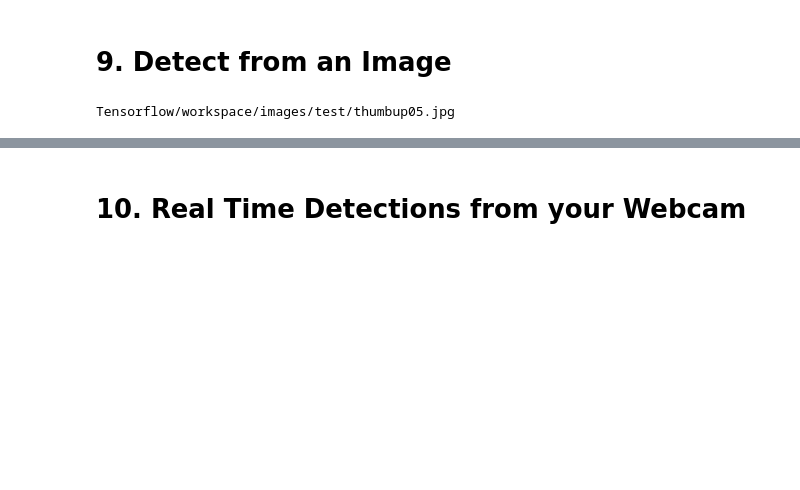
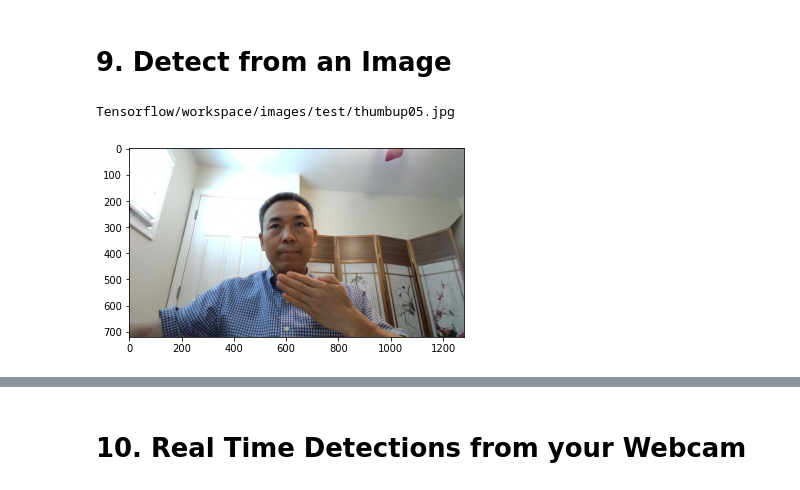
Before and after one commit to qd6666/XBD-codes, a Jupyter notebook: 2b_Training_and_Detection.ipynb, the cells around one changed output, grey strips where cells are left out. Cells and saved outputs as stored; diff of their text form; code cells hidden in the pictures; blank space fills up the shorter version.

```diff
--- a/2b_Training_and_Detection.ipynb
+++ b/2b_Training_and_Detection.ipynb
@@ -404,7 +368,14 @@ Tensorflow/workspace/images/test/thumbup05.jpg
 # %%
 img = cv2.imread(IMAGE_PATH)
 image_np = np.array(img)
 IMAGE_PATH='/content/drive/MyDrive/Tensorflow/workspace/images/test/WIN_20210811_11_27_18_Pro.jpg'
+import matplotlib.pyplot as plt
+import matplotlib.image as mpimg
+img = mpimg.imread(IMAGE_PATH)
+imgplot = plt.imshow(img)
+plt.show()
+# %% [output]
+[figure, added]
 # %%
 img = cv2.imread(IMAGE_PATH)
 image_np = np.array(img)
```
Also changed, not shown: parts of 10 cells of this notebook.
